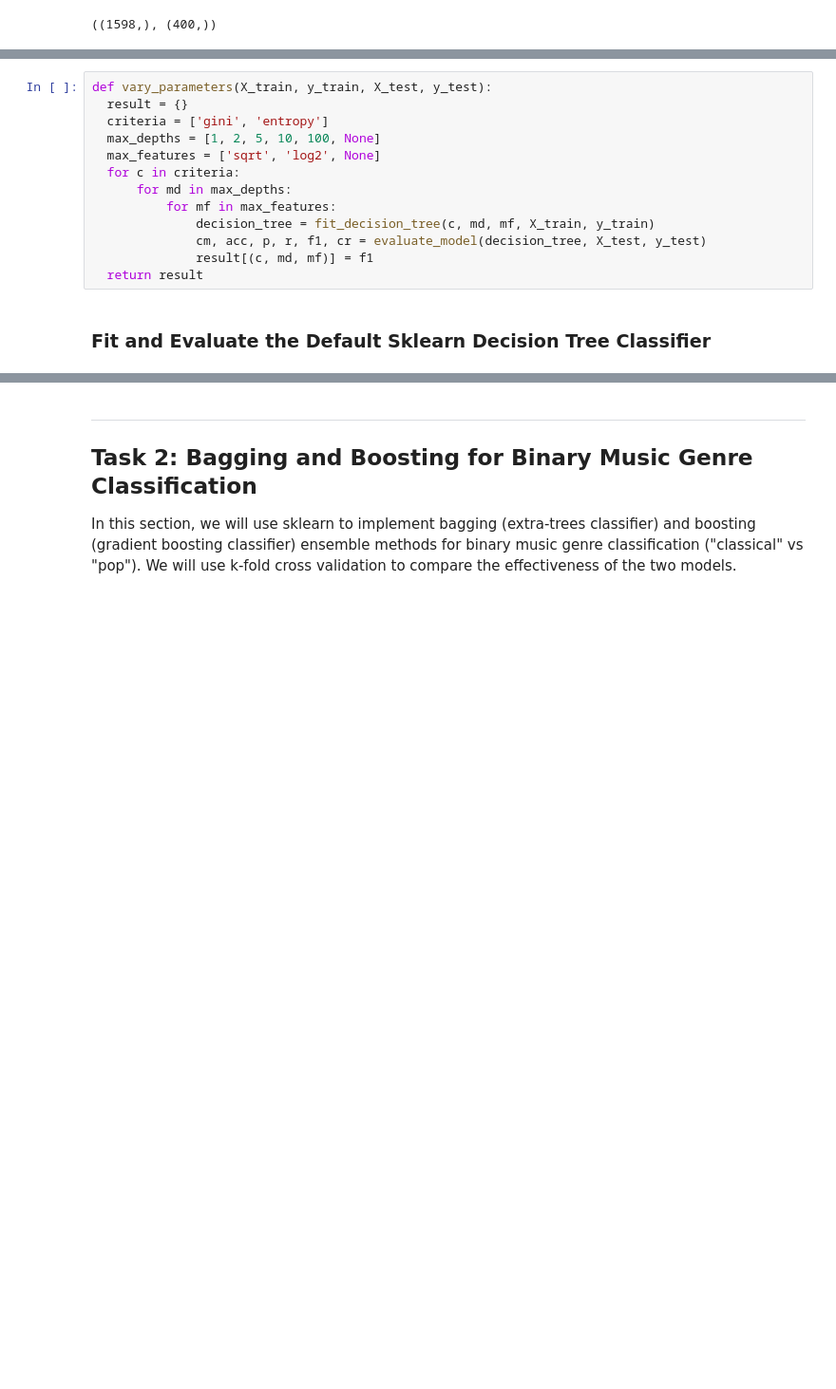
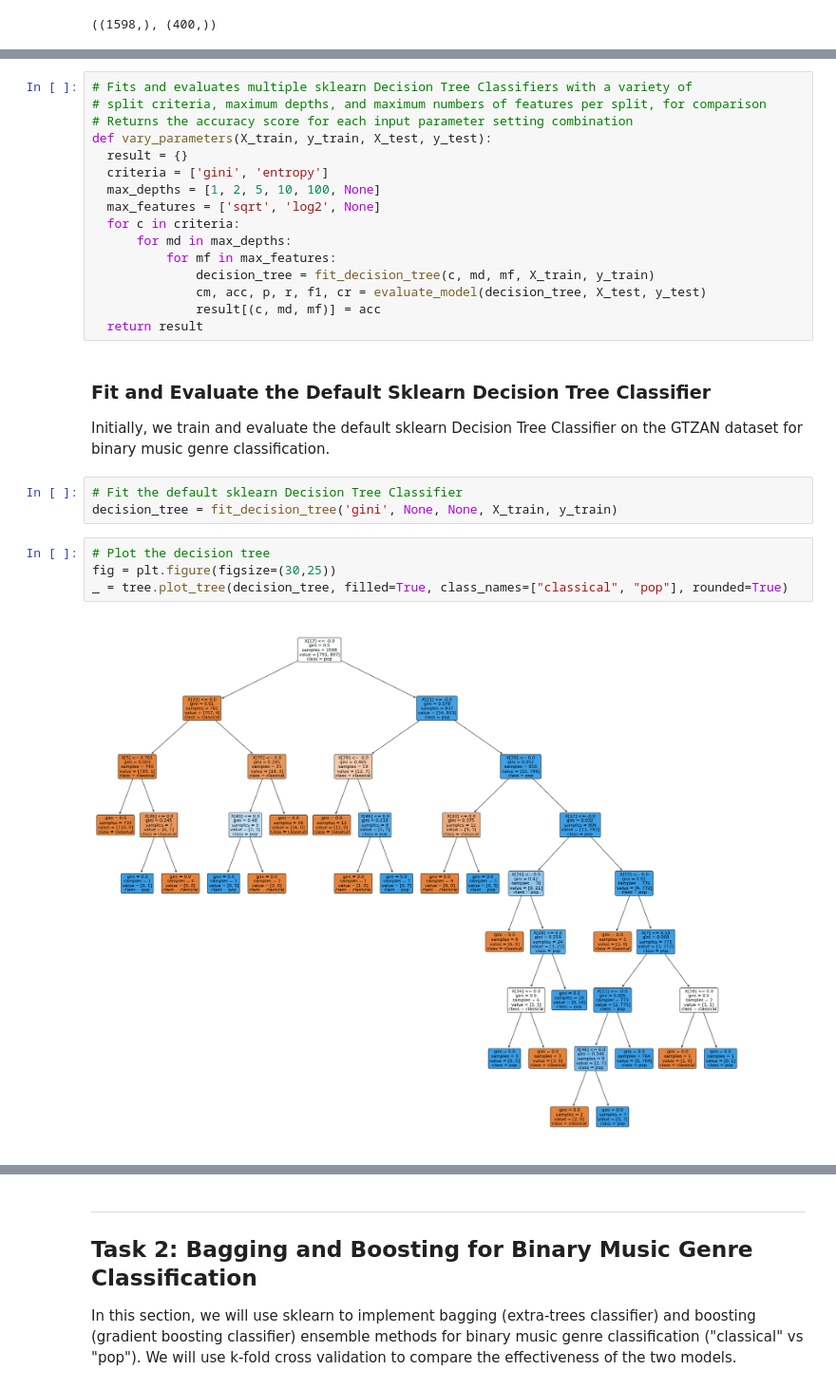
Before and after one commit to bernhardtandy/ProjectsMLAI, a Jupyter notebook: HW2_AndyBernhardt.ipynb, the cells around one changed output, grey strips where cells are left out. Shown at 95% size. Saved outputs shown, nothing was run; the diff lists cells and outputs as text; blank space fills up the shorter version.

```diff
--- a/HW2_AndyBernhardt.ipynb
+++ b/HW2_AndyBernhardt.ipynb
@@ -179,6 +194,9 @@ def evaluate_model(model, X_test, y_test):
   cr = classification_report(y_test, pred, target_names=['classical', 'pop'])
   return cm, acc, p, r, f1, cr
 # %%
+# Fits and evaluates multiple sklearn Decision Tree Classifiers with a variety of
+# split criteria, maximum depths, and maximum numbers of features per split, for comparison
+# Returns the accuracy score for each input parameter setting combination
 def vary_parameters(X_train, y_train, X_test, y_test):
   result = {}
   criteria = ['gini', 'entropy']
@@ -189,8 +207,19 @@ def vary_parameters(X_train, y_train, X_test, y_test):
           for mf in max_features:
               decision_tree = fit_decision_tree(c, md, mf, X_train, y_train)
               cm, acc, p, r, f1, cr = evaluate_model(decision_tree, X_test, y_test)
-              result[(c, md, mf)] = f1
+              result[(c, md, mf)] = acc
   return result
 # %% [markdown]
 ### Fit and Evaluate the Default Sklearn Decision Tree Classifier
+
+Initially, we train and evaluate the default sklearn Decision Tree Classifier on the GTZAN dataset for binary music genre classification.
+# %%
+# Fit the default sklearn Decision Tree Classifier
+decision_tree = fit_decision_tree('gini', None, None, X_train, y_train)
+# %%
+# Plot the decision tree
+fig = plt.figure(figsize=(30,25))
+_ = tree.plot_tree(decision_tree, filled=True, class_names=["classical", "pop"], rounded=True)
+# %% [output]
+[figure, added]
 # %%
```
Also changed, not shown: parts of 28 cells of this notebook.
